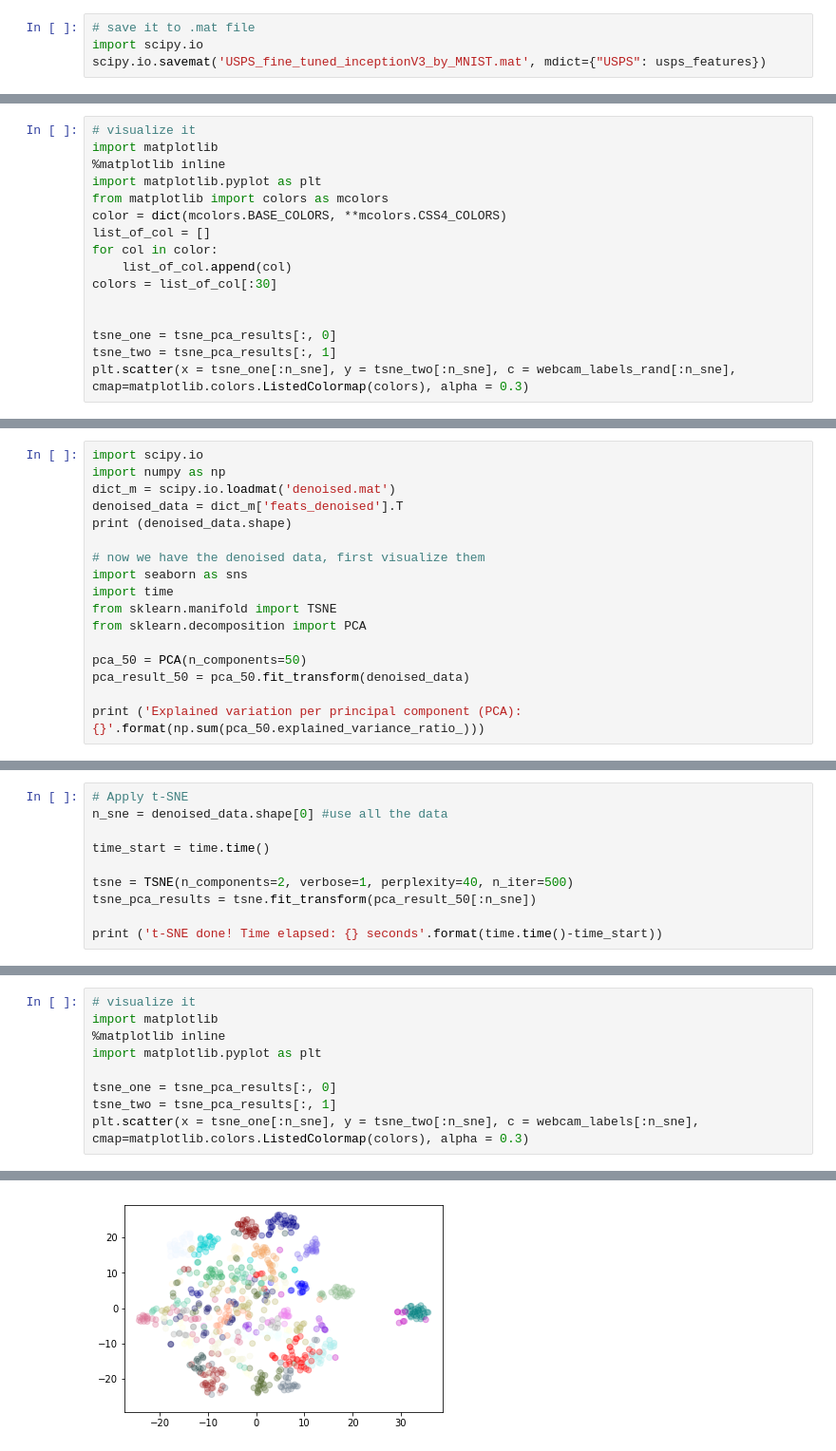
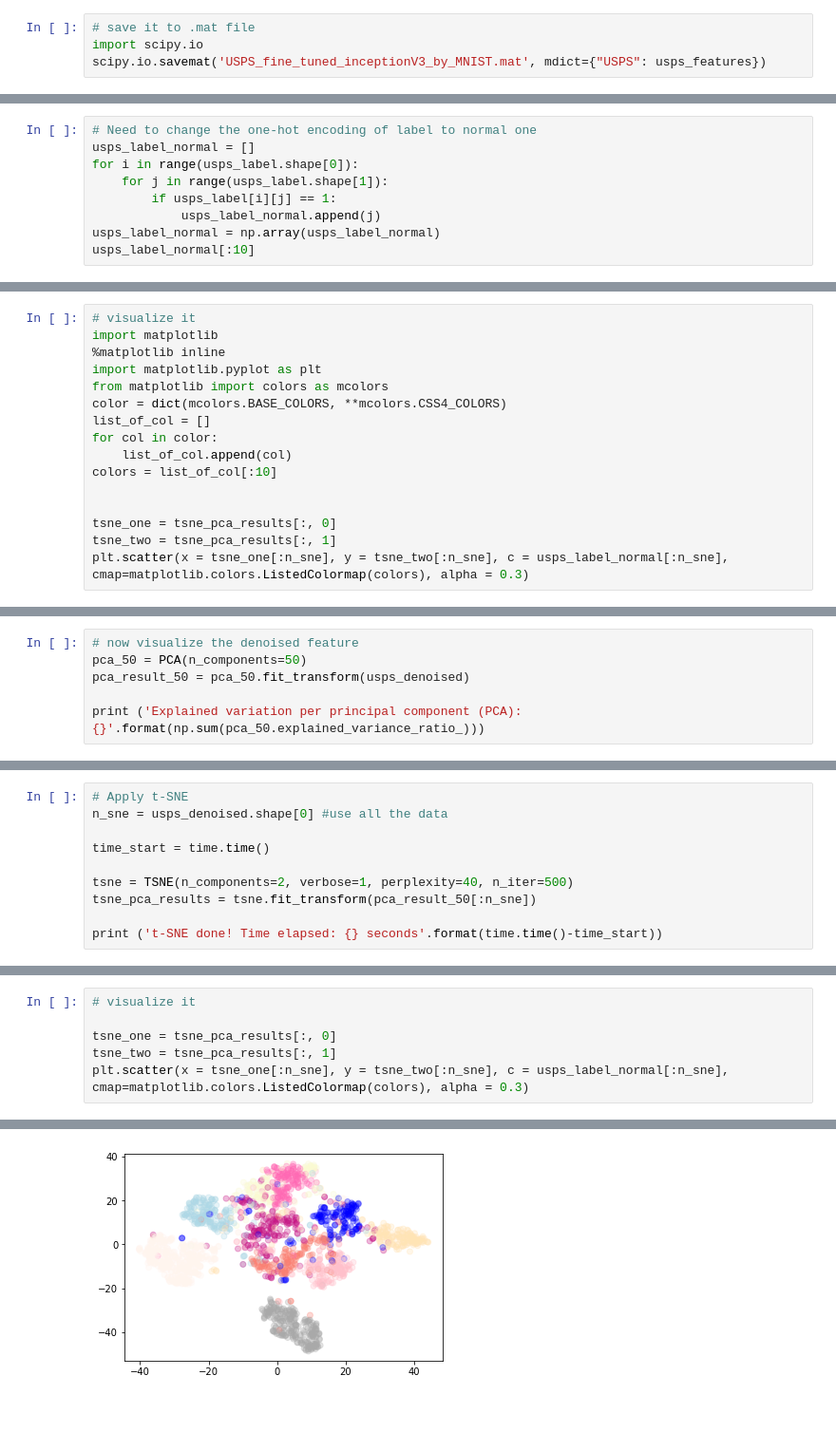
Before and after one commit to Henrywcj/Undergrad_Research, a Jupyter notebook: Feature Extraction of USPS using fine tuned Inception V3.ipynb, the cells around one changed output, grey strips where cells are left out. Shown: that part at 95% size. Saved outputs shown, nothing was run; the diff lists cells and outputs as text; blank space fills up the shorter version.

```diff
--- a/Feature Extraction of USPS using fine tuned Inception V3.ipynb
+++ b/Feature Extraction of USPS using fine tuned Inception V3.ipynb
@@ -141,0 +157,9 @@ print (webcam_labels_rand[:50])
+# %%
+# Need to change the one-hot encoding of label to normal one
+usps_label_normal = []
+for i in range(usps_label.shape[0]):
+    for j in range(usps_label.shape[1]):
+        if usps_label[i][j] == 1:
+            usps_label_normal.append(j)
+usps_label_normal = np.array(usps_label_normal)
+usps_label_normal[:10]
@@ -181,11 +210,11 @@ color = dict(mcolors.BASE_COLORS, **mcolors.CSS4_COLORS)
 list_of_col = []
 for col in color:
     list_of_col.append(col)
-colors = list_of_col[:30]
+colors = list_of_col[:10]
 
 
 tsne_one = tsne_pca_results[:, 0]
 tsne_two = tsne_pca_results[:, 1]
-plt.scatter(x = tsne_one[:n_sne], y = tsne_two[:n_sne], c = webcam_labels_rand[:n_sne], cmap=matplotlib.colors.ListedColormap(colors), alpha = 0.3)
+plt.scatter(x = tsne_one[:n_sne], y = tsne_two[:n_sne], c = usps_label_normal[:n_sne], cmap=matplotlib.colors.ListedColormap(colors), alpha = 0.3)
 # %% [output]
 <matplotlib.collections.PathCollection at 0x...>
@@ -195,18 +222,7 @@ plt.scatter(x = tsne_one[:n_sne], y = tsne_two[:n_sne], c = webcam_labels_rand[:
 # %%
-import scipy.io
-import numpy as np
-dict_m = scipy.io.loadmat('denoised.mat')
-denoised_data = dict_m['feats_denoised'].T
-print (denoised_data.shape)
-
-# now we have the denoised data, first visualize them
-import seaborn as sns
-import time
-from sklearn.manifold import TSNE
-from sklearn.decomposition import PCA
-
+# now visualize the denoised feature
 pca_50 = PCA(n_components=50)
-pca_result_50 = pca_50.fit_transform(denoised_data)
+pca_result_50 = pca_50.fit_transform(usps_denoised)
 
 print ('Explained variation per principal component (PCA): {}'.format(np.sum(pca_50.explained_variance_ratio_)))
 # %% [output]
@@ -215,6 +230,6 @@ Explained variation per principal component (PCA): 0.8918577993352124
 # %%
 # Apply t-SNE
-n_sne = denoised_data.shape[0] #use all the data
+n_sne = usps_denoised.shape[0] #use all the data
 
 time_start = time.time()
 
@@ -234,12 +250,9 @@ t-SNE done! Time elapsed: 12.576453685760498 seconds
 # %%
 # visualize it
-import matplotlib
-%matplotlib inline
-import matplotlib.pyplot as plt
 
 tsne_one = tsne_pca_results[:, 0]
 tsne_two = tsne_pca_results[:, 1]
-plt.scatter(x = tsne_one[:n_sne], y = tsne_two[:n_sne], c = webcam_labels[:n_sne], cmap=matplotlib.colors.ListedColormap(colors), alpha = 0.3)
+plt.scatter(x = tsne_one[:n_sne], y = tsne_two[:n_sne], c = usps_label_normal[:n_sne], cmap=matplotlib.colors.ListedColormap(colors), alpha = 0.3)
 # %% [output]
 <matplotlib.collections.PathCollection at 0x...>
-[figure, old version]
+[figure, new version]
```
Also changed, not shown: parts of 11 cells of this notebook.
